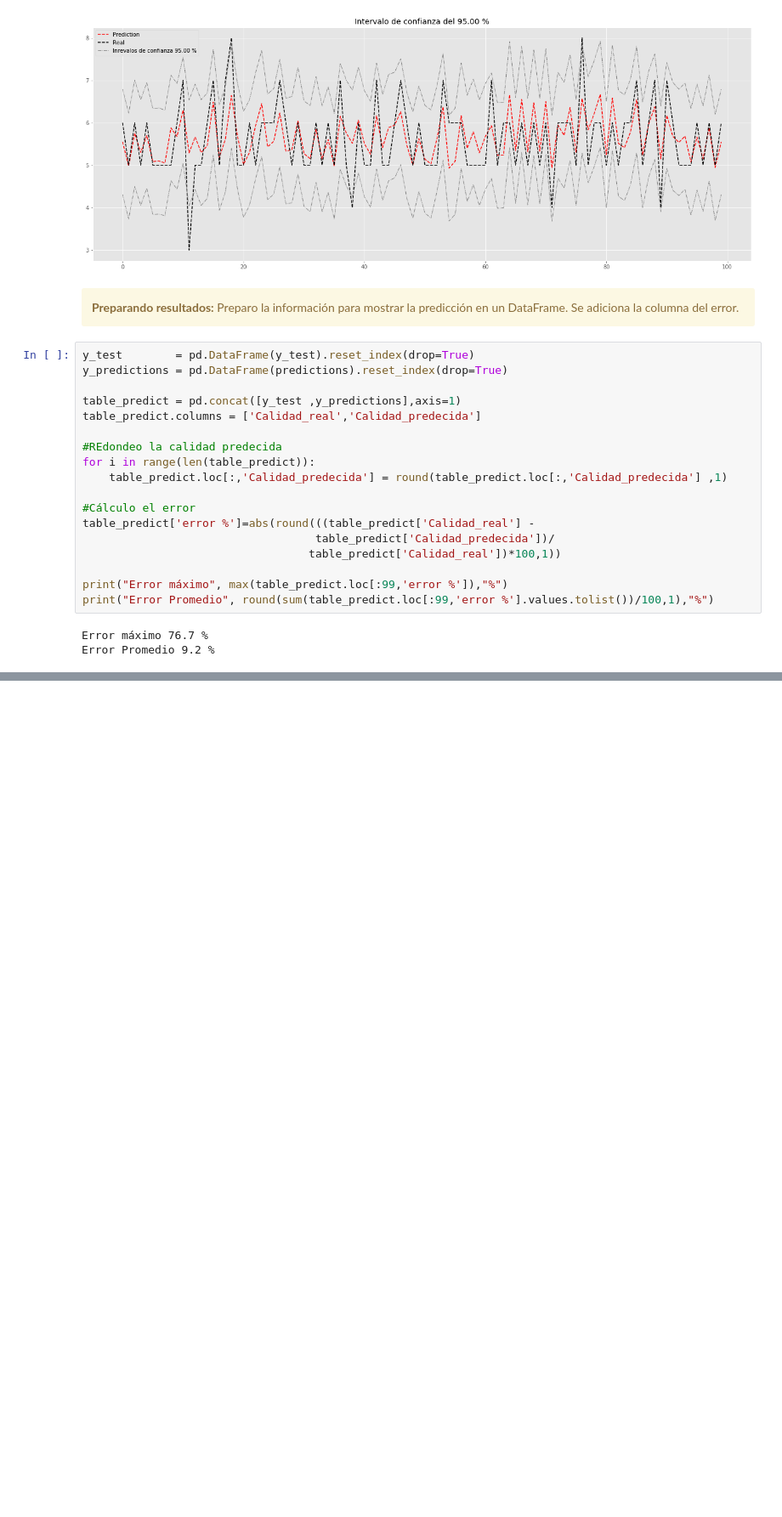
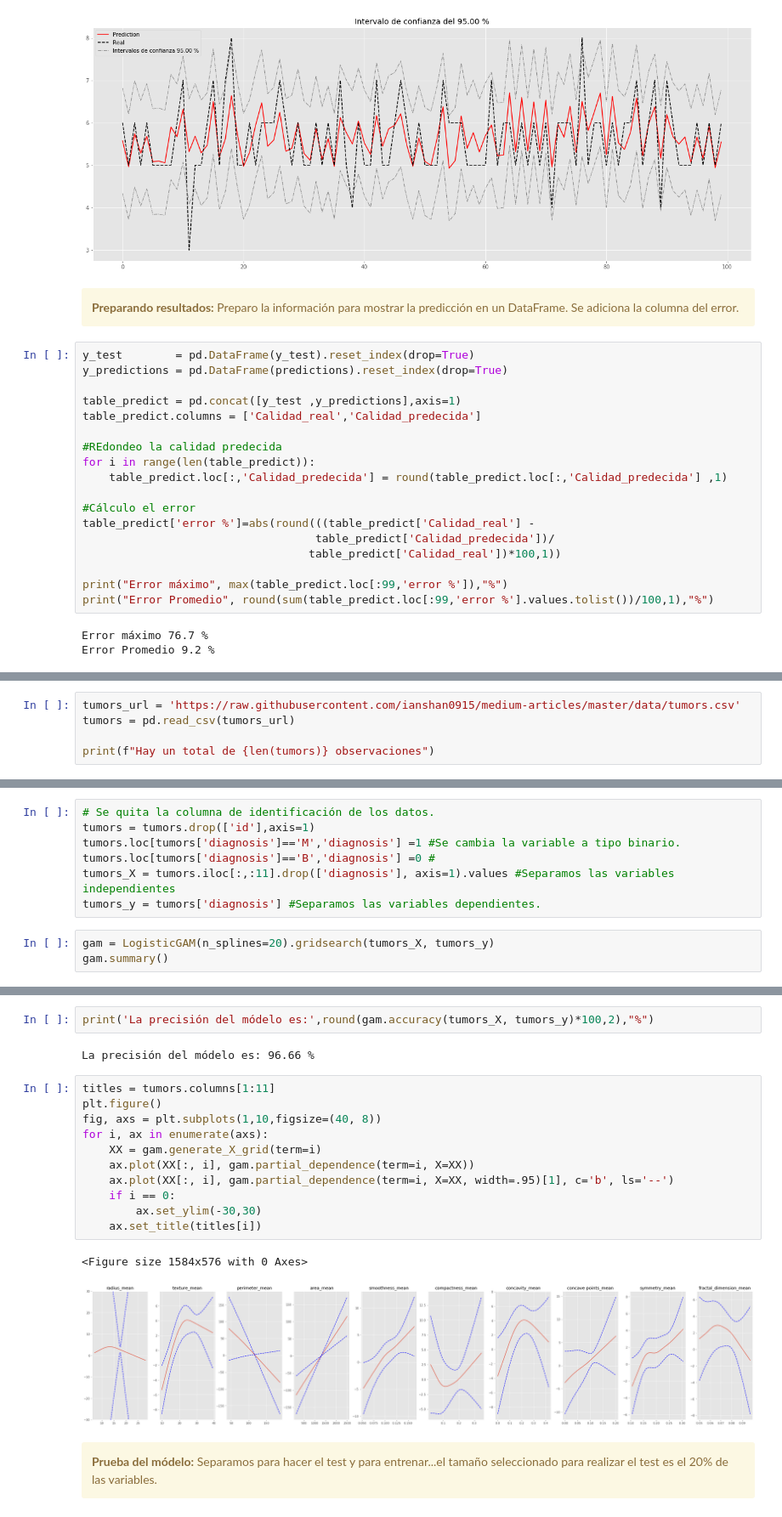
Before and after one commit to WRopero/GAMs_UdeA, a Jupyter notebook: GAMs_UdeA.ipynb, the cells around one changed output, grey strips where cells are left out. Shown at 85% size. Saved outputs shown, nothing was run; the diff lists cells and outputs as text; blank space fills up the shorter version.

```diff
--- a/GAMs_UdeA.ipynb
+++ b/GAMs_UdeA.ipynb
@@ -370,0 +388,5 @@ table_predict.loc[:11,]
+# %%
+tumors_url = 'https://raw.githubusercontent.com/ianshan0915/medium-articles/master/data/tumors.csv'
+tumors = pd.read_csv(tumors_url)
+
+print(f"Hay un total de {len(tumors)} observaciones")
@@ -370,0 +405,10 @@ table_predict.loc[:11,]
+# %%
+# Se quita la columna de identificación de los datos.
+tumors = tumors.drop(['id'],axis=1)
+tumors.loc[tumors['diagnosis']=='M','diagnosis'] =1 #Se cambia la variable a tipo binario.
+tumors.loc[tumors['diagnosis']=='B','diagnosis'] =0 #
+tumors_X = tumors.iloc[:,:11].drop(['diagnosis'], axis=1).values #Separamos las variables independientes
+tumors_y = tumors['diagnosis'] #Separamos las variables dependientes.
+# %%
+gam = LogisticGAM(n_splines=20).gridsearch(tumors_X, tumors_y)
+gam.summary()
@@ -370,0 +434,20 @@ table_predict.loc[:11,]
+# %%
+print('La precisión del módelo es:',round(gam.accuracy(tumors_X, tumors_y)*100,2),"%")
+# %% [output]
+La precisión del módelo es: 96.66 %
+# %%
+titles = tumors.columns[1:11]
+plt.figure()
+fig, axs = plt.subplots(1,10,figsize=(40, 8))
+for i, ax in enumerate(axs):
+    XX = gam.generate_X_grid(term=i)
+    ax.plot(XX[:, i], gam.partial_dependence(term=i, X=XX))
+    ax.plot(XX[:, i], gam.partial_dependence(term=i, X=XX, width=.95)[1], c='b', ls='--')
+    if i == 0:
+        ax.set_ylim(-30,30)
+    ax.set_title(titles[i])
+# %% [output]
+<Figure size 1584x576 with 0 Axes>
+[figure, added]
+# %% [markdown]
+<div class="alert alert-block alert-warning"><b>Prueba del módelo:</b> Separamos para hacer el test y para entrenar...el tamaño seleccionado para realizar el test es el 20% de las variables. </div>
```
Also changed, not shown: parts of 31 cells of this notebook, 2 other files.
